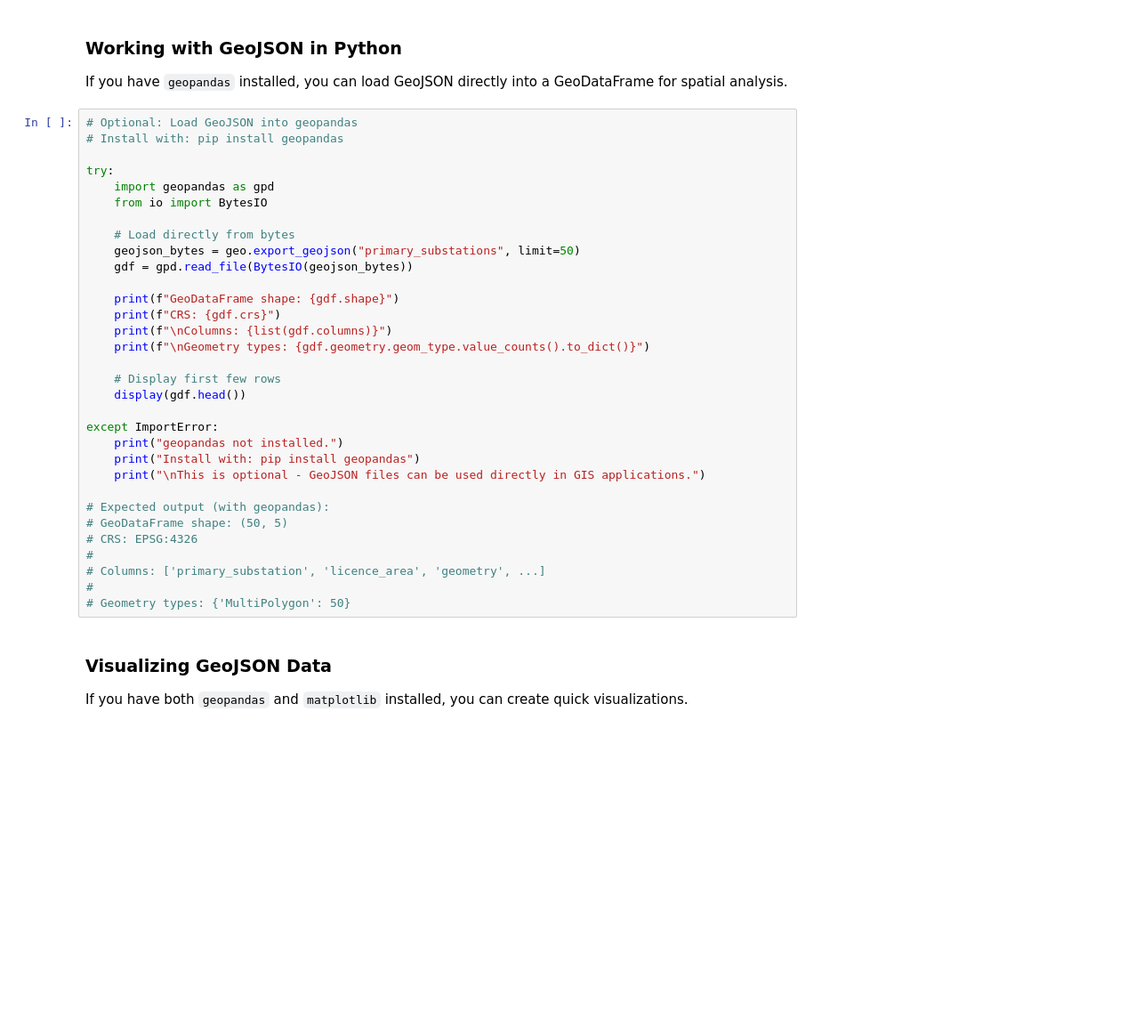
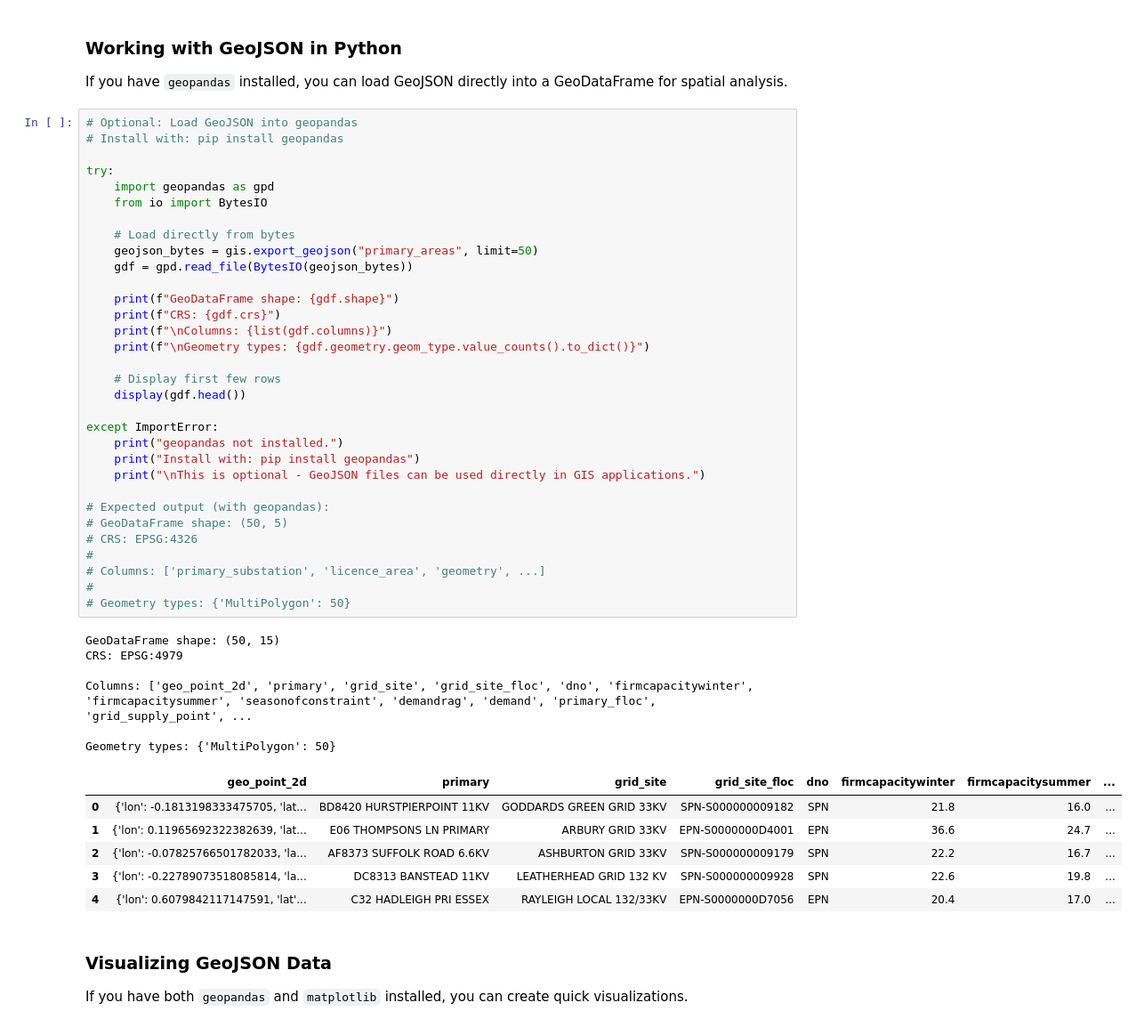
Before and after one commit to UKPN-DSO/ukpyn, a Jupyter notebook: tutorials/08-geospatial-data.ipynb, the cells around one changed output. Shown at 89% size. Cells and saved outputs as stored; diff of their text form; blank space fills up the shorter version.

```diff
--- a/tutorials/08-geospatial-data.ipynb
+++ b/tutorials/08-geospatial-data.ipynb
@@ -482,34 +656,47 @@ If you have `geopandas` installed, you can load GeoJSON directly into a GeoDataF
 # Optional: Load GeoJSON into geopandas
 # Install with: pip install geopandas
 
 try:
     import geopandas as gpd
     from io import BytesIO
 
     # Load directly from bytes
-    geojson_bytes = geo.export_geojson("primary_substations", limit=50)
+    geojson_bytes = gis.export_geojson("primary_areas", limit=50)
     gdf = gpd.read_file(BytesIO(geojson_bytes))
 
     print(f"GeoDataFrame shape: {gdf.shape}")
     print(f"CRS: {gdf.crs}")
     print(f"\nColumns: {list(gdf.columns)}")
     print(f"\nGeometry types: {gdf.geometry.geom_type.value_counts().to_dict()}")
 
     # Display first few rows
     display(gdf.head())
 
 except ImportError:
     print("geopandas not installed.")
     print("Install with: pip install geopandas")
     print("\nThis is optional - GeoJSON files can be used directly in GIS applications.")
 
 # Expected output (with geopandas):
 # GeoDataFrame shape: (50, 5)
 # CRS: EPSG:4326
 #
 # Columns: ['primary_substation', 'licence_area', 'geometry', ...]
 #
 # Geometry types: {'MultiPolygon': 50}
+# %% [output]
+GeoDataFrame shape: (50, 15)
+CRS: EPSG:4979
+
+Columns: ['geo_point_2d', 'primary', 'grid_site', 'grid_site_floc', 'dno', 'firmcapacitywinter', 'firmcapacitysummer', 'seasonofconstraint', 'demandrag', 'demand', 'primary_floc', 'grid_supply_point', ...
+
+Geometry types: {'MultiPolygon': 50}
+|  | geo_point_2d | primary | grid_site | grid_site_floc | dno | firmcapacitywinter | firmcapacitysummer | ... |
+| 0 | {'lon': -0.1813198333475705, 'lat... | BD8420 HURSTPIERPOINT 11KV | GODDARDS GREEN GRID 33KV | SPN-S000000009182 | SPN | 21.8 | 16.0 | ... |
+| 1 | {'lon': 0.11965692322382639, 'lat... | E06 THOMPSONS LN PRIMARY | ARBURY GRID 33KV | EPN-S0000000D4001 | EPN | 36.6 | 24.7 | ... |
+| 2 | {'lon': -0.07825766501782033, 'la... | AF8373 SUFFOLK ROAD 6.6KV | ASHBURTON GRID 33KV | SPN-S000000009179 | SPN | 22.2 | 16.7 | ... |
+| 3 | {'lon': -0.22789073518085814, 'la... | DC8313 BANSTEAD 11KV | LEATHERHEAD GRID 132 KV | SPN-S000000009928 | SPN | 22.6 | 19.8 | ... |
+| 4 | {'lon': 0.6079842117147591, 'lat'... | C32 HADLEIGH PRI ESSEX | RAYLEIGH LOCAL 132/33KV | EPN-S0000000D7056 | EPN | 20.4 | 17.0 | ... |
 # %% [markdown]
 ### Visualizing GeoJSON Data
 
```
Also changed, not shown: parts of 19 cells of this notebook, 15 other files.
